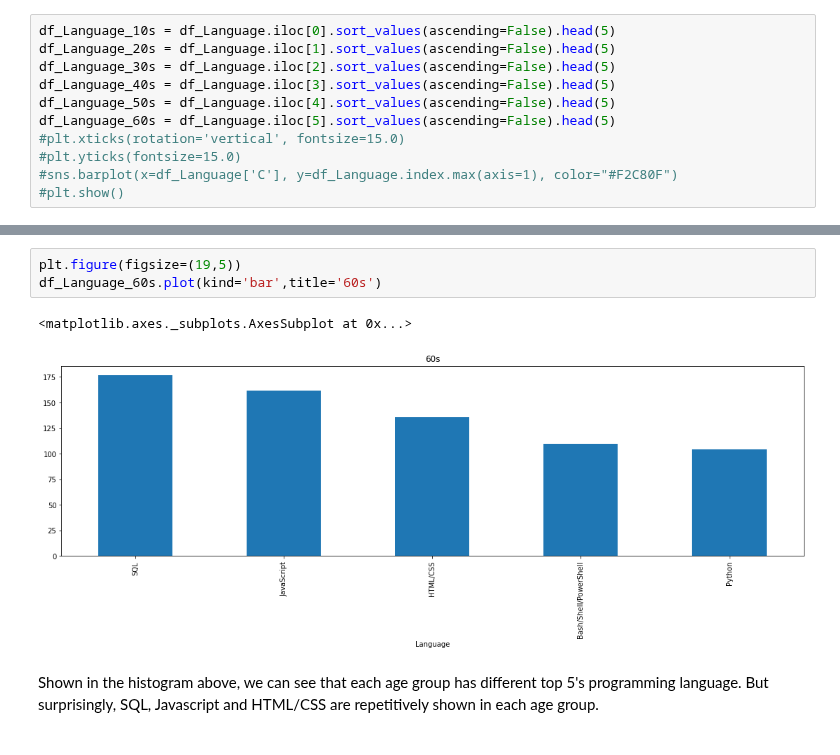
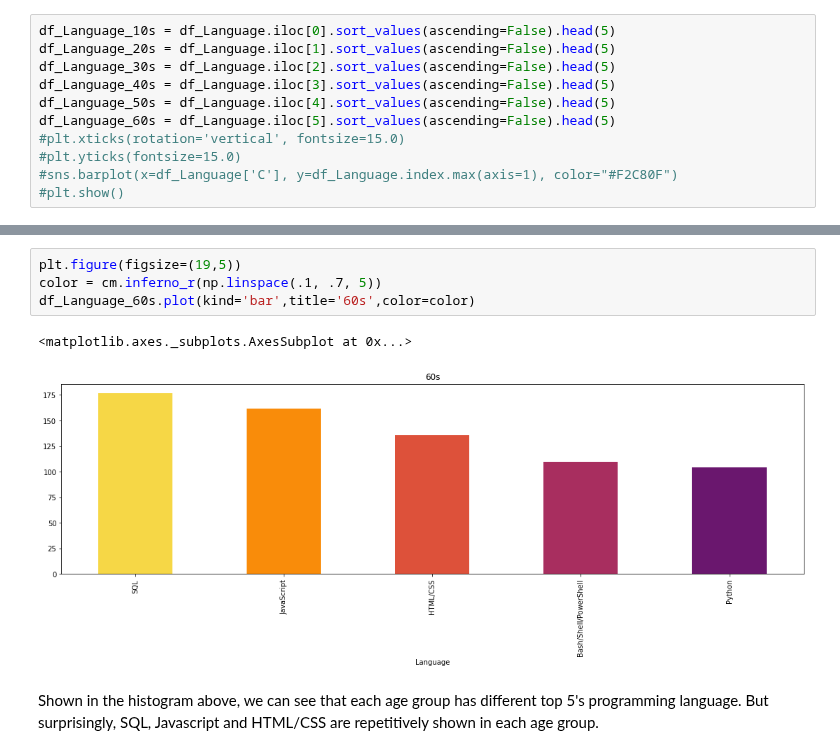
Before and after one commit to yessymarie/dsblogpost, a Jupyter notebook: main.ipynb, the cells around one changed output, grey strips where cells are left out. Cells and saved outputs as stored; diff of their text form.

```diff
--- a/main.ipynb
+++ b/main.ipynb
@@ -171,9 +173,10 @@ df_Language_50s.plot(kind='bar',title='50s')
 # %%
 plt.figure(figsize=(19,5))
-df_Language_60s.plot(kind='bar',title='60s')
+color = cm.inferno_r(np.linspace(.1, .7, 5))
+df_Language_60s.plot(kind='bar',title='60s',color=color)
 # %% [output]
 <matplotlib.axes._subplots.AxesSubplot at 0x...>
-[figure, old version]
+[figure, new version]
 # %% [markdown]
 Shown in the histogram above, we can see that each age group has different top 5's programming language. But surprisingly, SQL, Javascript and HTML/CSS are repetitively shown in each age group.
 # %% [markdown]
```
Also changed, not shown: parts of 7 cells of this notebook.
